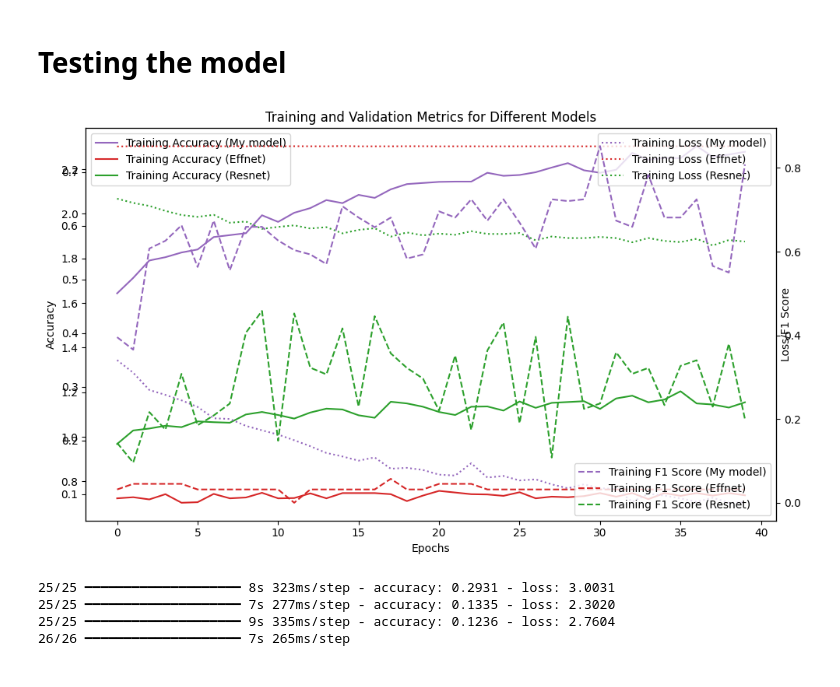
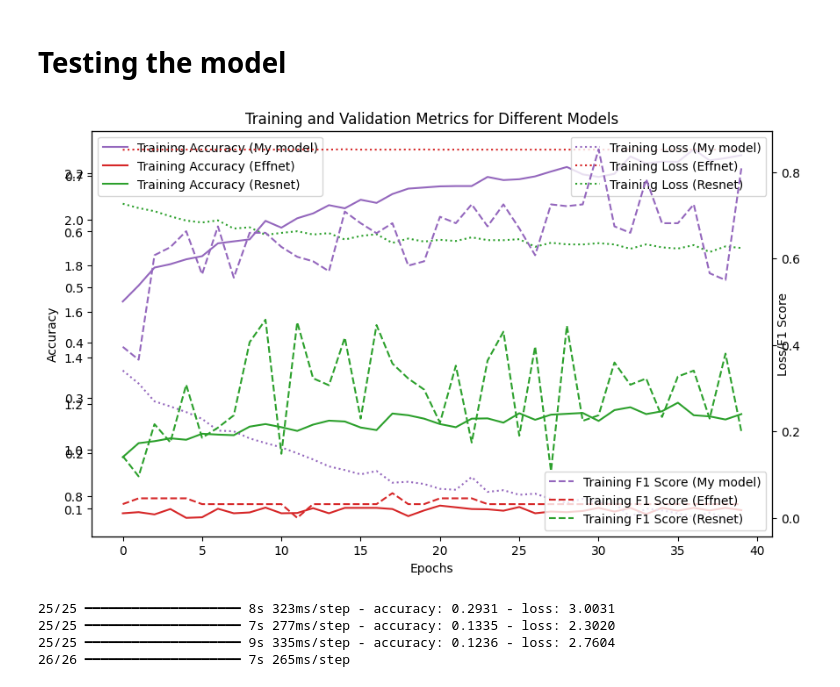
Before and after one commit to Pukazec/ComputerVision, a Jupyter notebook: myCode.ipynb, the cells around one changed output. Cells and saved outputs as stored; diff of their text form; code cells hidden in the pictures.

```diff
--- a/myCode.ipynb
+++ b/myCode.ipynb
@@ -232,35 +232,38 @@ for idx, (label, history, train_f1s, val_f1s) in enumerate(histories):
 ax1.set_xlabel('Epochs')
 ax1.set_ylabel('Accuracy')
 ax1.tick_params(axis='y')
 ax1.legend(loc='upper left')
 
 # Create a second y-axis to plot training and validation loss
 ax2 = ax1.twinx()
 
 # Plot loss
 for idx, (label, history, train_f1s, val_f1s) in enumerate(histories):
     color = colors[idx]
     ax2.plot(history.history['loss'], label=f'Training Loss ({label})', color=color, linestyle='dotted')
 
 ax2.set_ylabel('Loss/F1 Score')
 ax2.tick_params(axis='y')
 ax2.legend(loc='upper right')
 
 ax3 = ax2.twinx()
 
 for idx, (label, history, train_f1s, val_f1s) in enumerate(histories):
     color = colors[idx]
     ax3.plot(train_f1s, label=f'Training F1 Score ({label})', color=color, linestyle='dashed')
 
 ax3.set_xlabel('Epochs')
 ax3.tick_params(axis='y')
 ax3.legend(loc='lower right')
 
 # Title for the entire plot
 plt.title('Training and Validation Metrics for Different Models')
-plt.tight_layout()
+plt.show()
+
+fig.savefig("./results/resultsGraph1.png")
+plt.close()
 # %% [output]
-[figure, old version]
+[figure, new version]
 # %%
 # Evaluate the model on the test dataset
 test_loss_my, test_acc_my = my_model.evaluate(test_generator)
```
Also changed, not shown: parts of 3 cells of this notebook, 4 other files.
